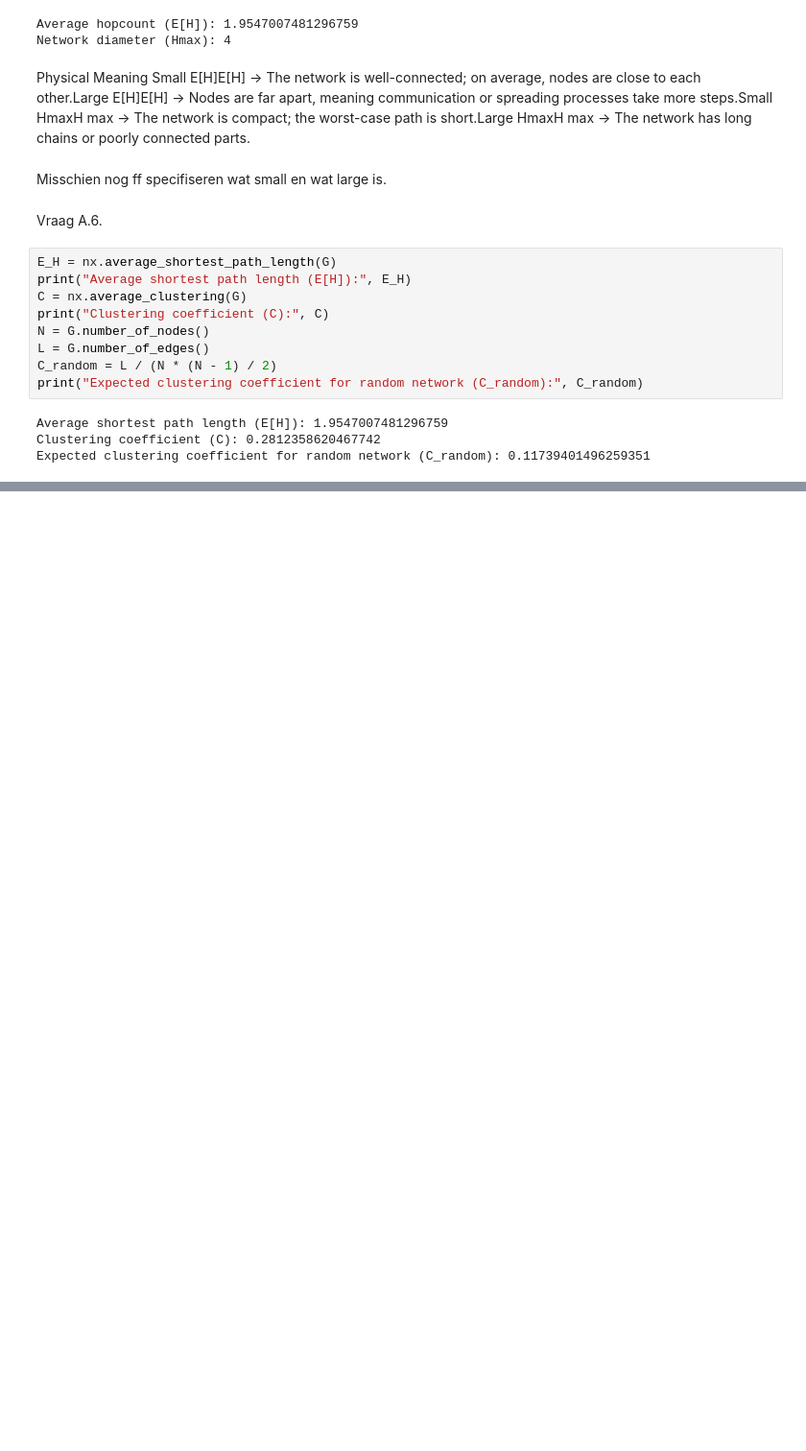
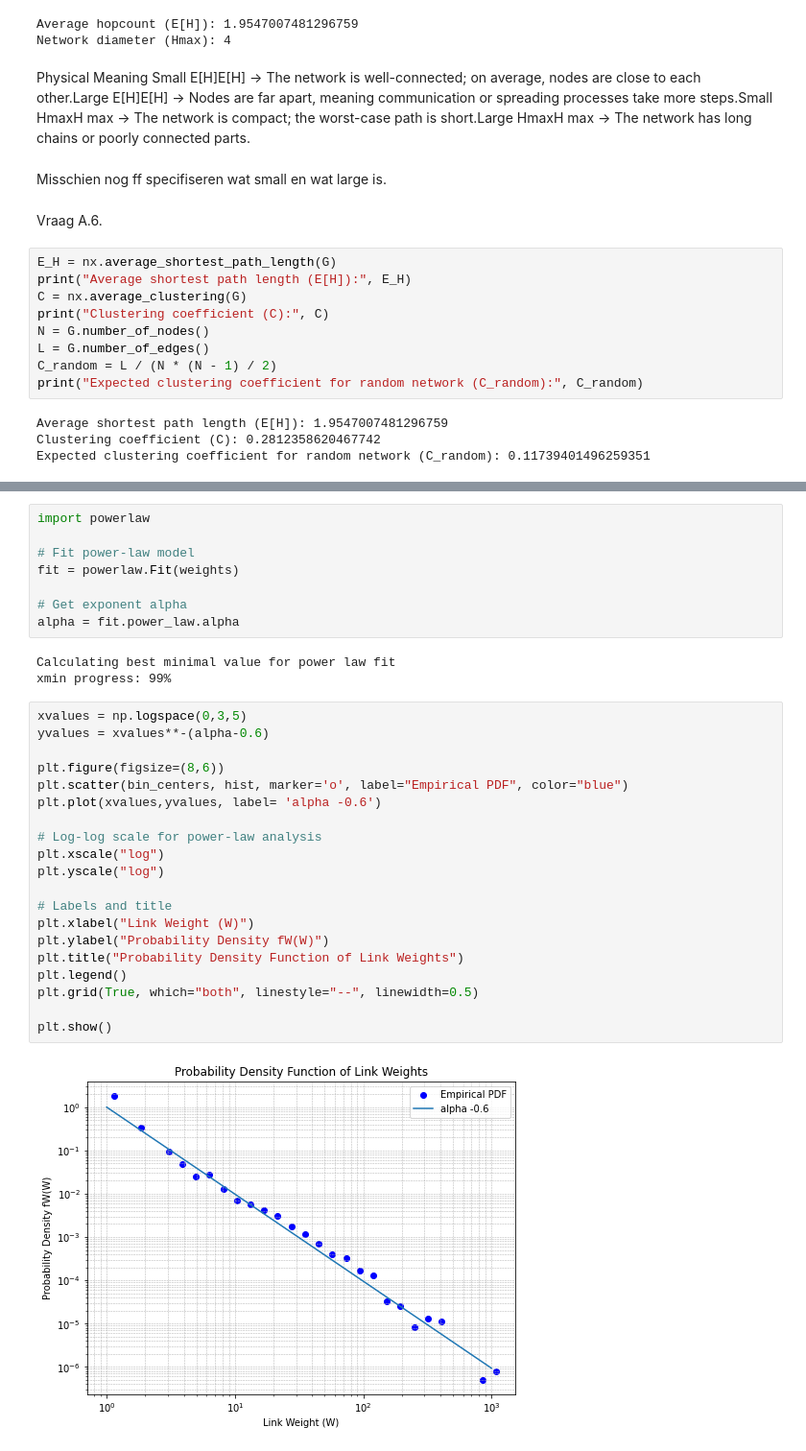
Before and after one commit to Tim-Albers/ComplexNetworks, a Jupyter notebook: FINAL_NOTEBOOK.ipynb, the cells around one changed output, grey strips where cells are left out. Shown at 96% size. Saved outputs shown, nothing was run; the diff lists cells and outputs as text; blank space fills up the shorter version.

```diff
--- a/FINAL_NOTEBOOK.ipynb
+++ b/FINAL_NOTEBOOK.ipynb
@@ -114,0 +153,33 @@ Expected clustering coefficient for random network (C_random): 0.117394014962593
+# %%
+import powerlaw
+
+# Fit power-law model
+fit = powerlaw.Fit(weights)
+
+# Get exponent alpha
+alpha = fit.power_law.alpha
+# %% [output]
+Calculating best minimal value for power law fit
+xmin progress: 99%
+# %%
+xvalues = np.logspace(0,3,5)
+yvalues = xvalues**-(alpha-0.6)
+
+plt.figure(figsize=(8,6))
+plt.scatter(bin_centers, hist, marker='o', label="Empirical PDF", color="blue")
+plt.plot(xvalues,yvalues, label= 'alpha -0.6')
+
+# Log-log scale for power-law analysis
+plt.xscale("log")
+plt.yscale("log")
+
+# Labels and title
+plt.xlabel("Link Weight (W)")
+plt.ylabel("Probability Density fW(W)")
+plt.title("Probability Density Function of Link Weights")
+plt.legend()
+plt.grid(True, which="both", linestyle="--", linewidth=0.5)
+
+plt.show()
+# %% [output]
+[figure, added]
```
Also changed, not shown: parts of 4 cells of this notebook.
